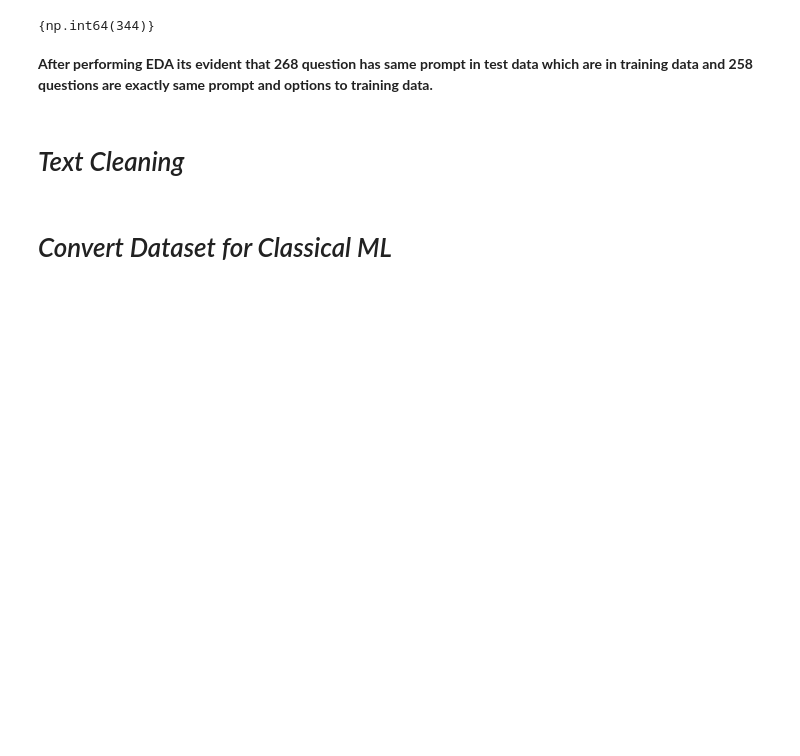
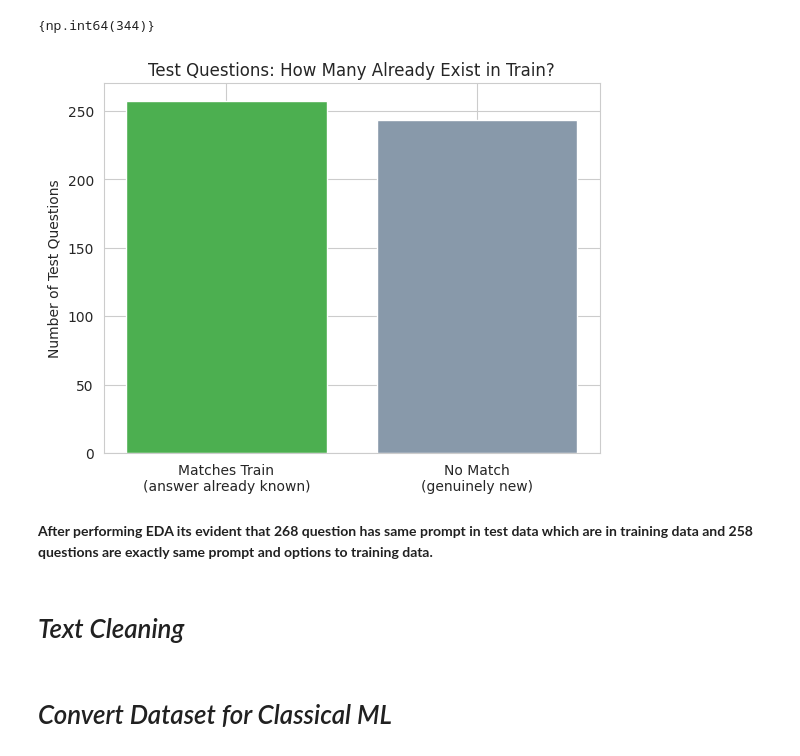
Before and after one commit to 23f2005181/DL-23f2005181-notebook-t22026, a Jupyter notebook: kaggle_notebook.ipynb, the cells around one changed output. Saved outputs shown, nothing was run; the diff lists cells and outputs as text; code cells hidden in the pictures; blank space fills up the shorter version.

```diff
--- a/kaggle_notebook.ipynb
+++ b/kaggle_notebook.ipynb
@@ -214,6 +228,19 @@ dupes = train_df.duplicated(subset=['prompt','A','B','C','D','E'],keep = False)
 print({dupes.sum()})
 # %% [output]
 {np.int64(344)}
+# %%
+test_key = test_df[cols].astype(str).agg('||'.join, axis=1)
+
+matched = test_key.isin(set(train_key)).sum()
+not_matched = len(test_df) - matched
+
+plt.bar(['Matches Train\n(answer already known)', 'No Match\n(genuinely new)'],
+        [matched, not_matched], color=['#4CAF50', '#8899aa'])
+plt.title('Test Questions: How Many Already Exist in Train?')
+plt.ylabel('Number of Test Questions')
+plt.show()
+# %% [output]
+[figure, added]
 # %% [markdown]
 **After performing EDA its evident that 268 question has same prompt in test data which are in training data and 258 questions are exactly same prompt and options to training data.**
 # %% [markdown]
```
Also changed, not shown: parts of 13 cells of this notebook.
